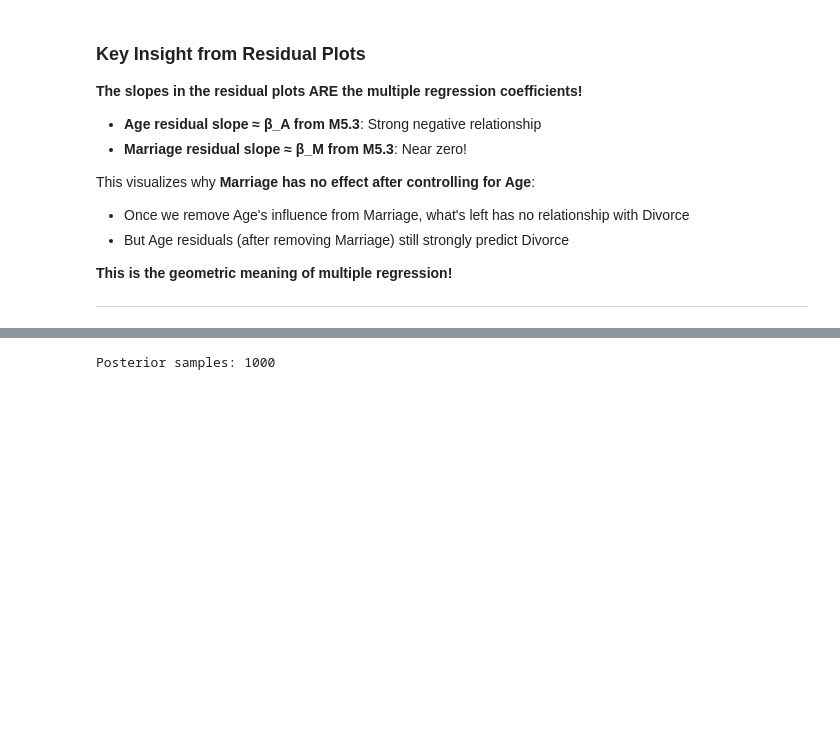
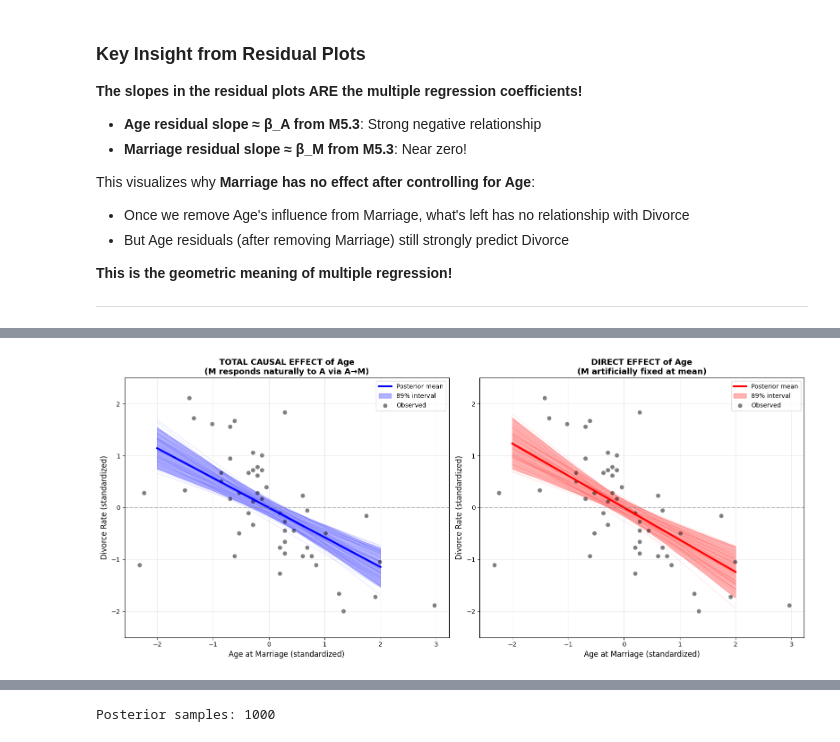
Before and after one commit to satishThakur/data-science, a Jupyter notebook: statistics/bayes-bda-rethinking/notebooks/chapter5/residual_counterfactual_plots.ipynb, the cells around one changed output, grey strips where cells are left out. Drawn from its saved outputs; the diff is of its cells as text; code cells hidden in the pictures; blank space fills up the shorter version.

```diff
--- a/statistics/bayes-bda-rethinking/notebooks/chapter5/residual_counterfactual_plots.ipynb
+++ b/statistics/bayes-bda-rethinking/notebooks/chapter5/residual_counterfactual_plots.ipynb
@@ -324,0 +343,19 @@ These show **causal effects** under the assumption that we can intervene on pred
+# %%
+# Step 1: Sample from BOTH models' posteriors
+
+# Sample from M~A model (already fitted in cell-8)
+post_M_on_A = m_M_on_A.sample(n=1000, seed=42)
+alpha_M_samples = post_M_on_A['alpha'].values
+beta_M_on_A_samples = post_M_on_A['beta'].values
+sigma_M_samples = post_M_on_A['sigma'].values
+
+# Sample from D~A+M model (M5.3)
+post_D = m53.sample(n=1000, seed=42)
+alpha_D_samples = post_D['alpha'].values
+beta_A_on_D_samples = post_D['beta_A'].values
+beta_M_on_D_samples = post_D['beta_M'].values
+sigma_D_samples = post_D['sigma'].values
+
+print("✓ Sampled from both models:")
+print(f"  M ~ A model: {len(alpha_M_samples)} samples")
+print(f"  D ~ A + M model: {len(alpha_D_samples)} samples")
@@ -324,0 +409,64 @@ These show **causal effects** under the assumption that we can intervene on pred
+# %%
+# Step 3: Visualize Total vs Direct Effects
+
+fig, axes = plt.subplots(1, 2, figsize=(16, 7))
+
+# Plot 1: TOTAL EFFECT (true counterfactual)
+ax = axes[0]
+# Spaghetti plot
+for i in range(50):
+    ax.plot(A_seq, D_counterfactual_total[i], 'b-', alpha=0.1, linewidth=1)
+# Mean and interval
+ax.plot(A_seq, D_total_mean, 'b-', linewidth=3, label='Posterior mean')
+ax.fill_between(A_seq, D_total_lower, D_total_upper, alpha=0.3, color='blue',
+                label='89% interval')
+# Observed data
+ax.scatter(A, D, alpha=0.5, s=50, color='black', edgecolor='white', linewidth=0.5,
+          label='Observed')
+ax.axhline(0, color='gray', linestyle='--', alpha=0.5)
+ax.set_xlabel('Age at Marriage (standardized)', fontsize=12)
+ax.set_ylabel('Divorce Rate (standardized)', fontsize=12)
+ax.set_title('TOTAL CAUSAL EFFECT of Age\n(M responds naturally to A via A→M)',
+             fontsize=13, fontweight='bold')
+ax.legend(fontsize=10)
+ax.grid(True, alpha=0.3)
+ax.set_ylim(-2.5, 2.5)
+
+# Plot 2: DIRECT EFFECT (M held constant)
+ax = axes[1]
+# Spaghetti plot
+for i in range(50):
+    ax.plot(A_seq, D_counterfactual_direct[i], 'r-', alpha=0.1, linewidth=1)
+# Mean and interval
+ax.plot(A_seq, D_direct_mean, 'r-', linewidth=3, label='Posterior mean')
+ax.fill_between(A_seq, D_direct_lower, D_direct_upper, alpha=0.3, color='red',
+                label='89% interval')
+# Observed data
+ax.scatter(A, D, alpha=0.5, s=50, color='black', edgecolor='white', linewidth=0.5,
+          label='Observed')
+ax.axhline(0, color='gray', linestyle='--', alpha=0.5)
+ax.set_xlabel('Age at Marriage (standardized)', fontsize=12)
+ax.set_ylabel('Divorce Rate (standardized)', fontsize=12)
+ax.set_title('DIRECT EFFECT of Age\n(M artificially fixed at mean)',
+             fontsize=13, fontweight='bold')
+ax.legend(fontsize=10)
+ax.grid(True, alpha=0.3)
+ax.set_ylim(-2.5, 2.5)
+
+plt.tight_layout()
+plt.show()
+
+# Compute effect sizes
+total_effect_slope = (D_total_mean[-1] - D_total_mean[0]) / (A_seq[-1] - A_seq[0])
+direct_effect_slope = (D_direct_mean[-1] - D_direct_mean[0]) / (A_seq[-1] - A_seq[0])
+
+print("\nEffect of Age on Divorce:")
+print("="*70)
+print(f"Total effect slope:  {total_effect_slope:.3f}")
+print(f"Direct effect slope: {direct_effect_slope:.3f}")
+print(f"\nDifference: {abs(total_effect_slope - direct_effect_slope):.3f}")
+print("\n⚠️ They are nearly IDENTICAL!")
+print("Why? Because β_M ≈ 0, so the indirect path A→M→D contributes nothing.")
+print("If β_M were large, the total effect would differ from the direct effect.")
+# %% [output]
+[figure, added]
```
Also changed, not shown: parts of 7 cells of this notebook, 3 other files.
